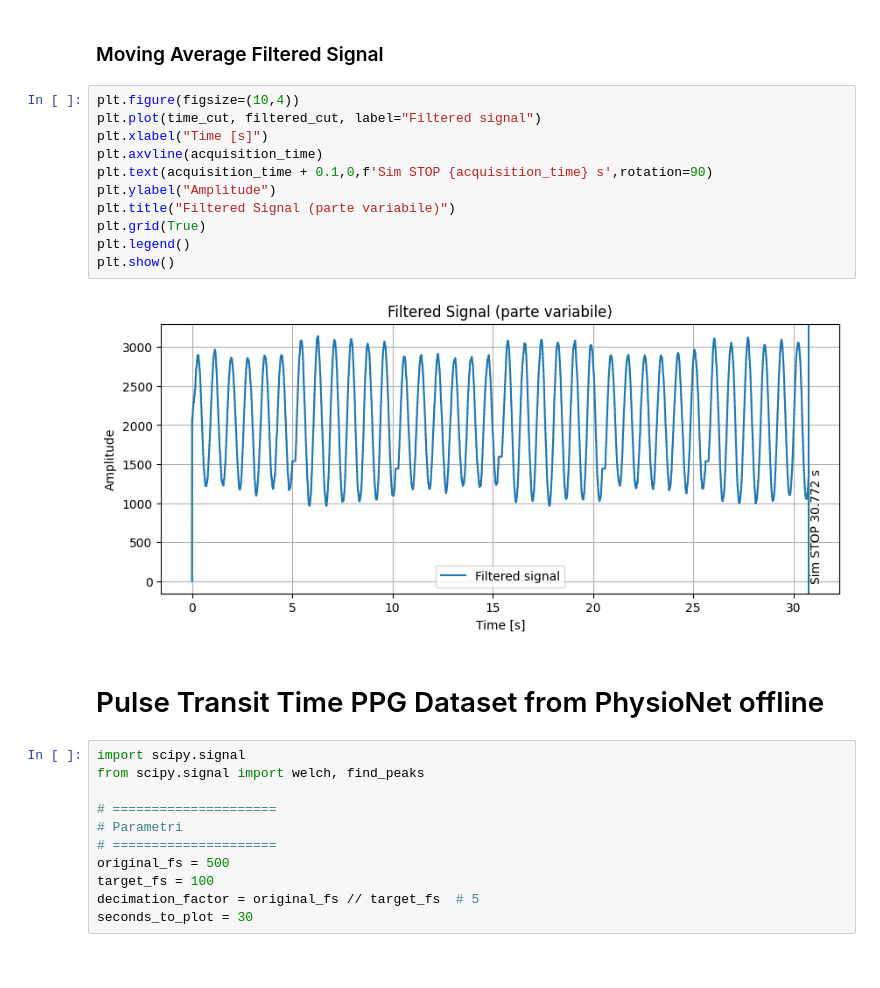
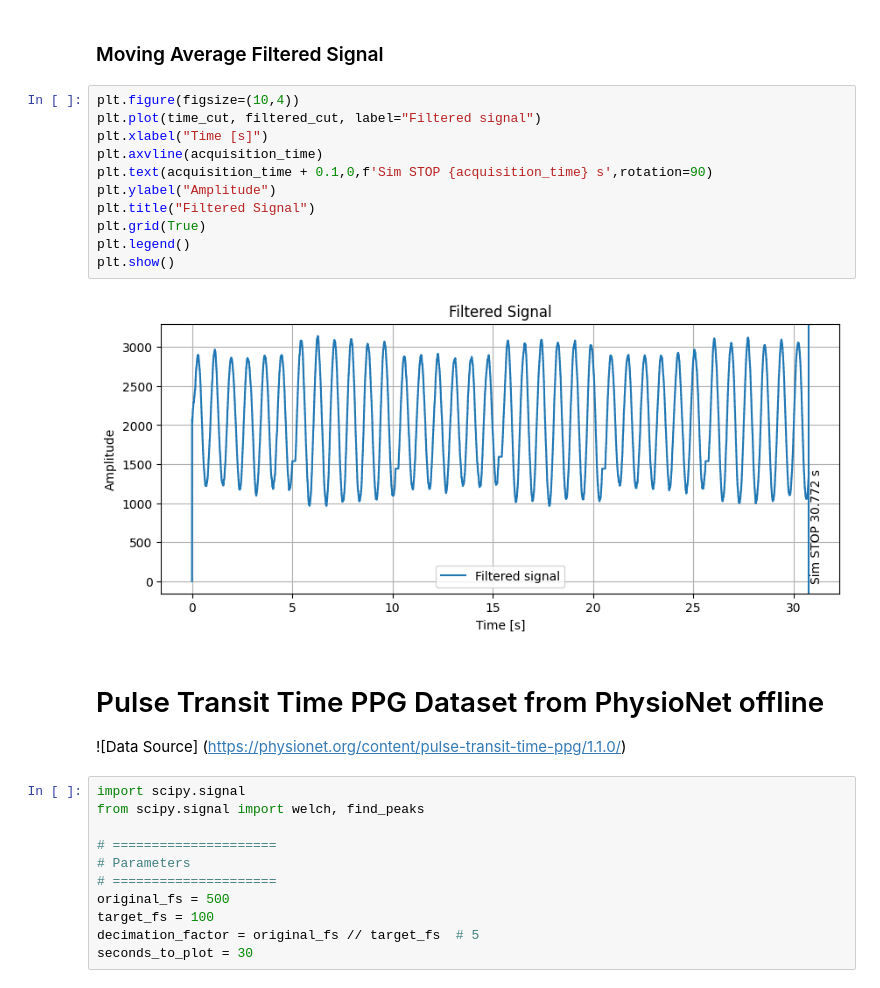
Before and after one commit to Tonyb94/PPG-Signal-Processing, a Jupyter notebook: offline_analysis/notebooks/filter_design.ipynb, the cells around one changed output. Drawn from its saved outputs; the diff is of its cells as text.

```diff
--- a/offline_analysis/notebooks/filter_design.ipynb
+++ b/offline_analysis/notebooks/filter_design.ipynb
@@ -128,24 +128,25 @@ plt.show()
 # %%
 plt.figure(figsize=(10,4))
 plt.plot(time_cut, filtered_cut, label="Filtered signal")
 plt.xlabel("Time [s]")
 plt.axvline(acquisition_time)
 plt.text(acquisition_time + 0.1,0,f'Sim STOP {acquisition_time} s',rotation=90)
 plt.ylabel("Amplitude")
-plt.title("Filtered Signal (parte variabile)")
+plt.title("Filtered Signal")
 plt.grid(True)
 plt.legend()
 plt.show()
 # %% [output]
-[figure, old version]
+[figure, new version]
 # %% [markdown]
 # Pulse Transit Time PPG Dataset from PhysioNet offline #
+![Data Source] (https://physionet.org/content/pulse-transit-time-ppg/1.1.0/)
 # %%
 import scipy.signal
 from scipy.signal import welch, find_peaks
 
 # =====================
-# Parametri
+# Parameters
 # =====================
 original_fs = 500
 target_fs = 100
```
Also changed, not shown: parts of 6 cells of this notebook.
